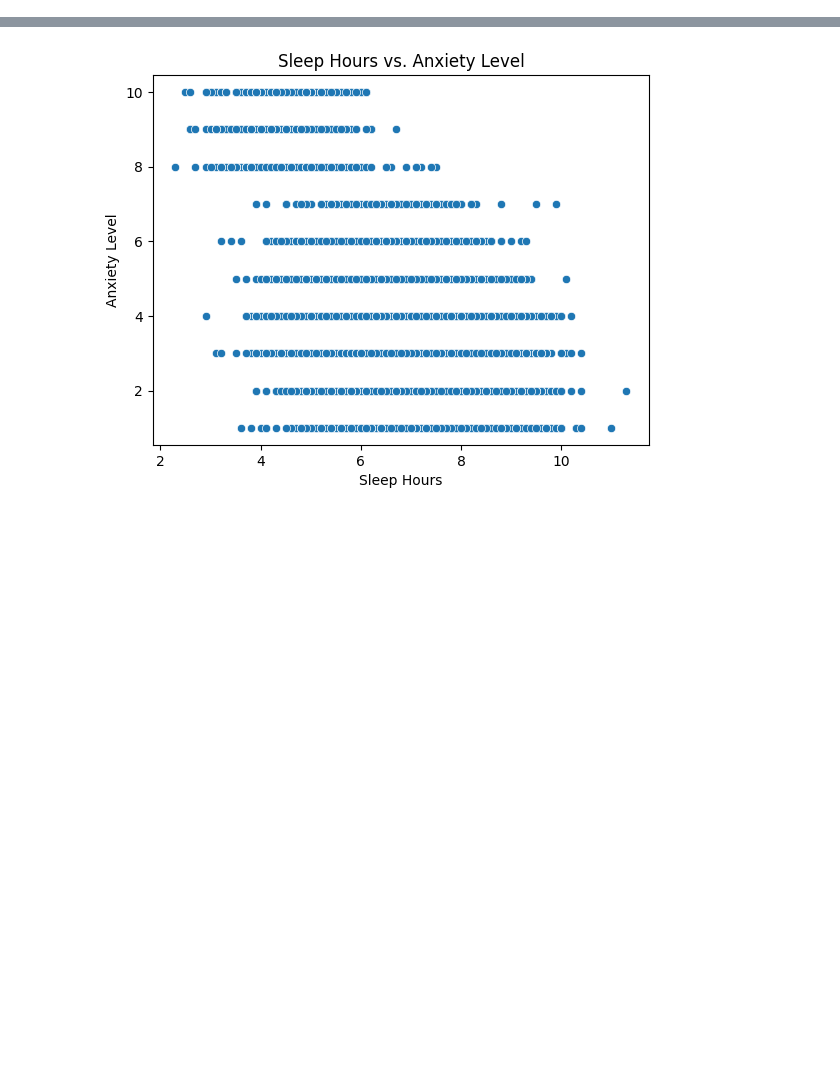
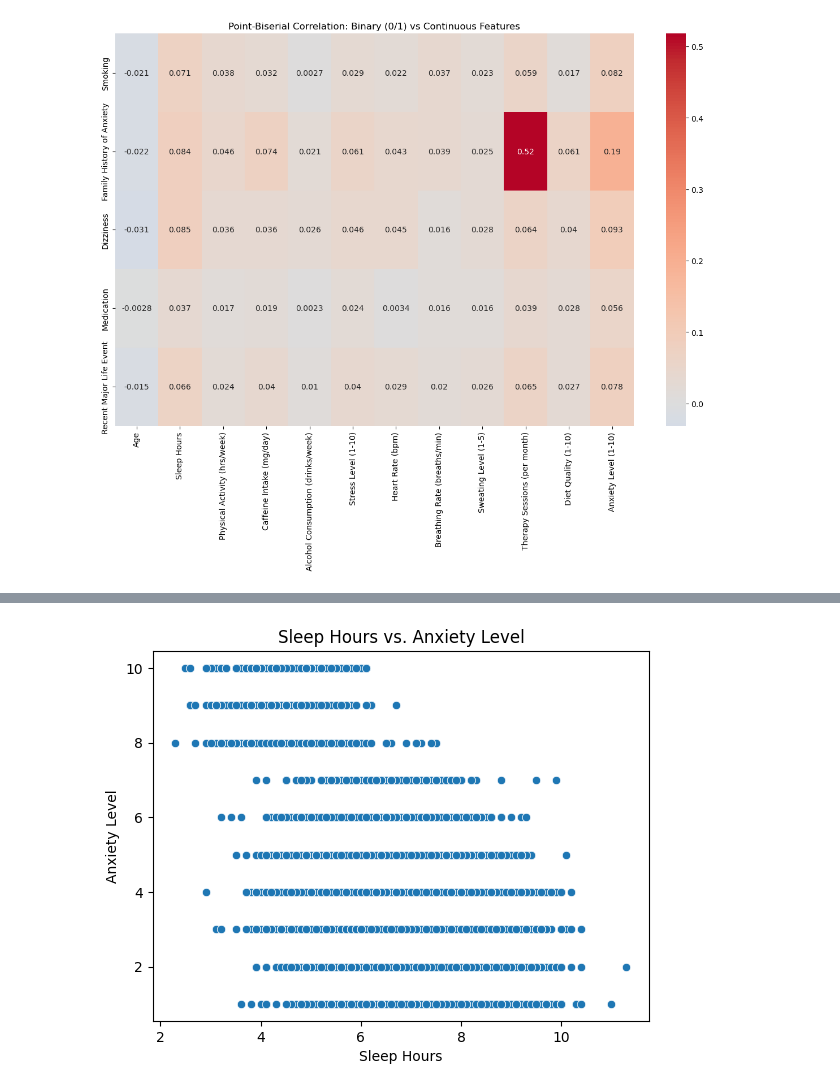
Before and after one commit to Aditi200122/social-anxiety-analysis, a Jupyter notebook: notebooks/01_data_exploration.ipynb, the cells around one changed output, grey strips where cells are left out. Cells and saved outputs as stored; diff of their text form; code cells hidden in the pictures; blank space fills up the shorter version.

```diff
--- a/notebooks/01_data_exploration.ipynb
+++ b/notebooks/01_data_exploration.ipynb
@@ -86,0 +439,15 @@ Index(['Age', 'Gender', 'Occupation', 'Sleep Hours',
+# %%
+X = df[[composite_features[0],composite_features[1],composite_features[2]]]
+y = df[target_column_name]
+
+model = LinearRegression()
+model.fit(X, y)
+
+print("Train R2:", r2_score(y, model.predict(X)))
+cv_r2 = cross_val_score(model, X, y, scoring='r2', cv=5)
+print("CV R2:", np.mean(cv_r2))
+
+# Permutation Importance
+perm = permutation_importance(model, X, y, n_repeats=30, random_state=0)
+for i, col in enumerate(X.columns):
+    print(f"{col}: {perm.importances_mean[i]} +/- {perm.importances_std[i]}")
@@ -86,0 +571,17 @@ Index(['Age', 'Gender', 'Occupation', 'Sleep Hours',
+# %%
+corr_matrix = pd.DataFrame(index=binary_df.columns, columns=continuous_df.columns, dtype=float)
+
+for bin_col in binary_df.columns:
+    for cont_col in continuous_df.columns:
+        try:
+            r, _ = pointbiserialr(df[bin_col], df[cont_col])
+            corr_matrix.at[bin_col, cont_col] = r
+        except Exception:
+            corr_matrix.at[bin_col, cont_col] = None  # in case of missing or invalid data
+plt.figure(figsize=(12, 10))
+sns.heatmap(corr_matrix.astype(float), annot=True, cmap='coolwarm', center=0)
+plt.title('Point-Biserial Correlation: Binary (0/1) vs Continuous Features')
+plt.tight_layout()
+plt.show()
+# %% [output]
+[figure, added]
```
Also changed, not shown: parts of 138 cells of this notebook.
